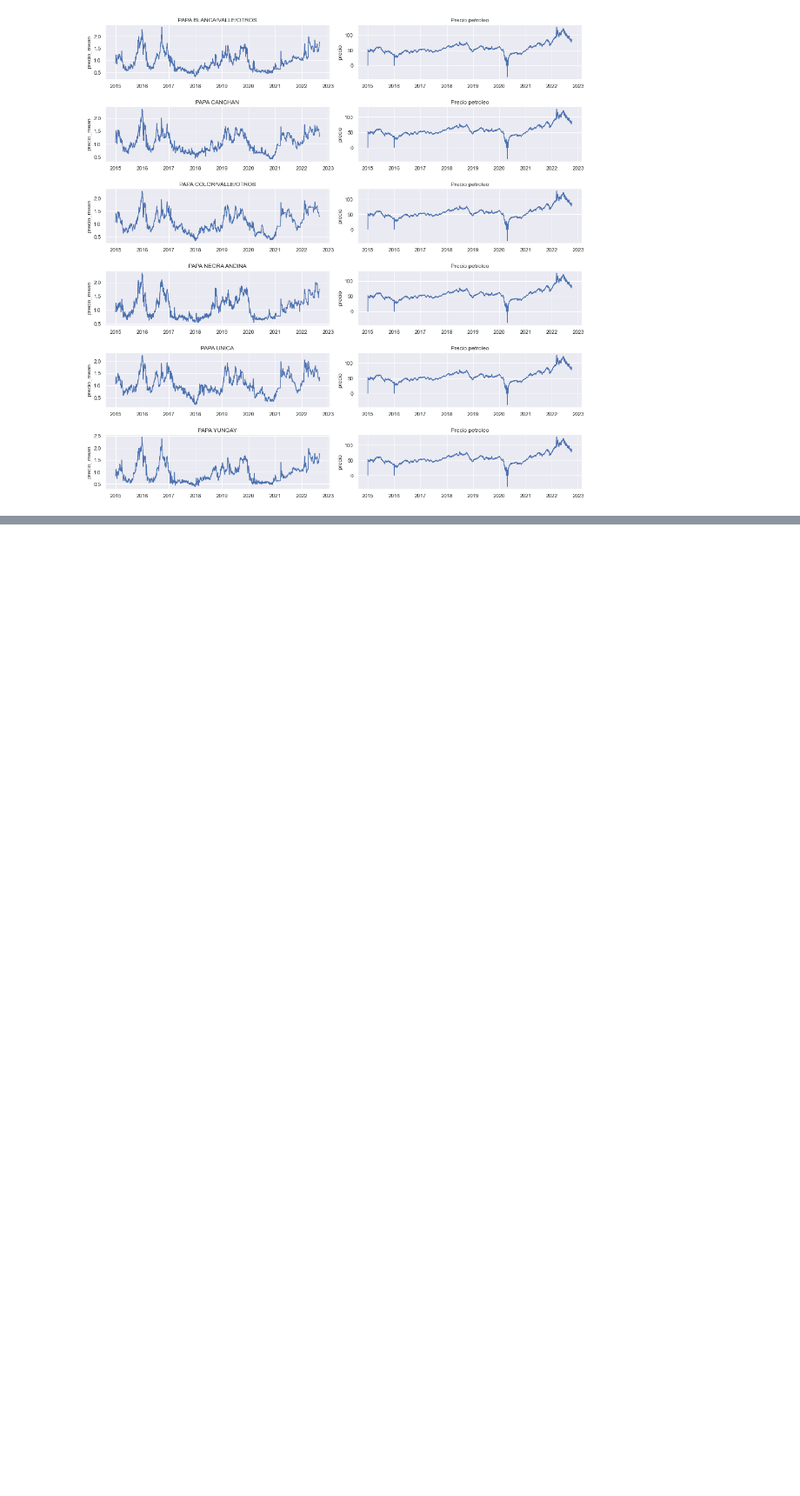
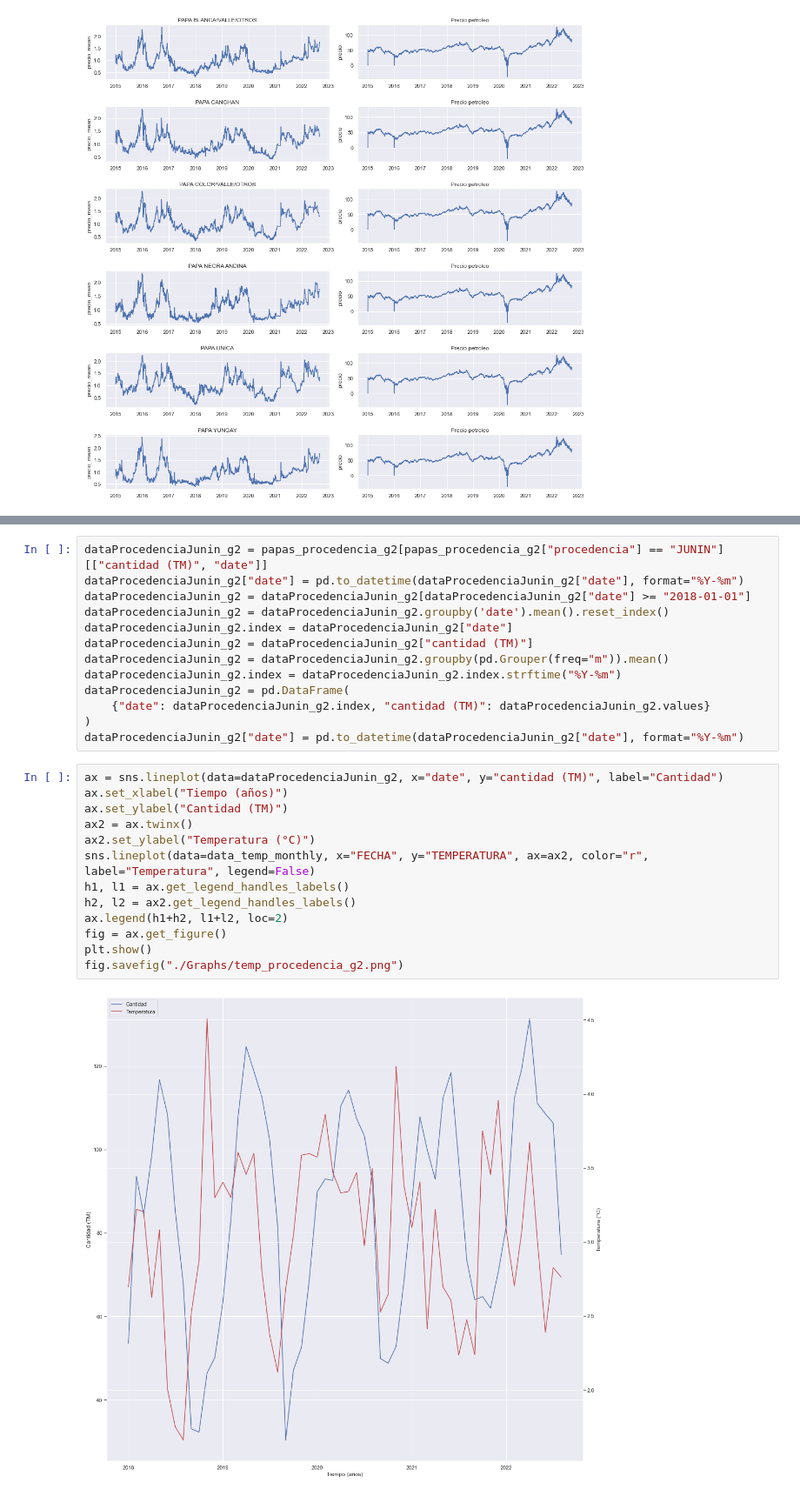
Before and after one commit to AlejandroGH97/tesis, a Jupyter notebook: Analysis/EDA.ipynb, the cells around one changed output, grey strips where cells are left out. Shown at 87% size. Drawn from its saved outputs; the diff is of its cells as text; blank space fills up the shorter version.

```diff
--- a/Analysis/EDA.ipynb
+++ b/Analysis/EDA.ipynb
@@ -528,0 +619,28 @@ fig.savefig("./Graphs/papas_g2_vs_petroleo.png")
+# %%
+dataProcedenciaJunin_g2 = papas_procedencia_g2[papas_procedencia_g2["procedencia"] == "JUNIN"][["cantidad (TM)", "date"]]
+dataProcedenciaJunin_g2["date"] = pd.to_datetime(dataProcedenciaJunin_g2["date"], format="%Y-%m")
+dataProcedenciaJunin_g2 = dataProcedenciaJunin_g2[dataProcedenciaJunin_g2["date"] >= "2018-01-01"]
+dataProcedenciaJunin_g2 = dataProcedenciaJunin_g2.groupby('date').mean().reset_index()
+dataProcedenciaJunin_g2.index = dataProcedenciaJunin_g2["date"]
+dataProcedenciaJunin_g2 = dataProcedenciaJunin_g2["cantidad (TM)"]
+dataProcedenciaJunin_g2 = dataProcedenciaJunin_g2.groupby(pd.Grouper(freq="m")).mean()
+dataProcedenciaJunin_g2.index = dataProcedenciaJunin_g2.index.strftime("%Y-%m")
+dataProcedenciaJunin_g2 = pd.DataFrame(
+    {"date": dataProcedenciaJunin_g2.index, "cantidad (TM)": dataProcedenciaJunin_g2.values}
+)
+dataProcedenciaJunin_g2["date"] = pd.to_datetime(dataProcedenciaJunin_g2["date"], format="%Y-%m")
+# %%
+ax = sns.lineplot(data=dataProcedenciaJunin_g2, x="date", y="cantidad (TM)", label="Cantidad")
+ax.set_xlabel("Tiempo (años)")
+ax.set_ylabel("Cantidad (TM)")
+ax2 = ax.twinx()
+ax2.set_ylabel("Temperatura (°C)")
+sns.lineplot(data=data_temp_monthly, x="FECHA", y="TEMPERATURA", ax=ax2, color="r", label="Temperatura", legend=False)
+h1, l1 = ax.get_legend_handles_labels()
+h2, l2 = ax2.get_legend_handles_labels()
+ax.legend(h1+h2, l1+l2, loc=2)
+fig = ax.get_figure()
+plt.show()
+fig.savefig("./Graphs/temp_procedencia_g2.png")
+# %% [output]
+[figure, added]
```
Also changed, not shown: parts of 9 cells of this notebook, 5 other files.
